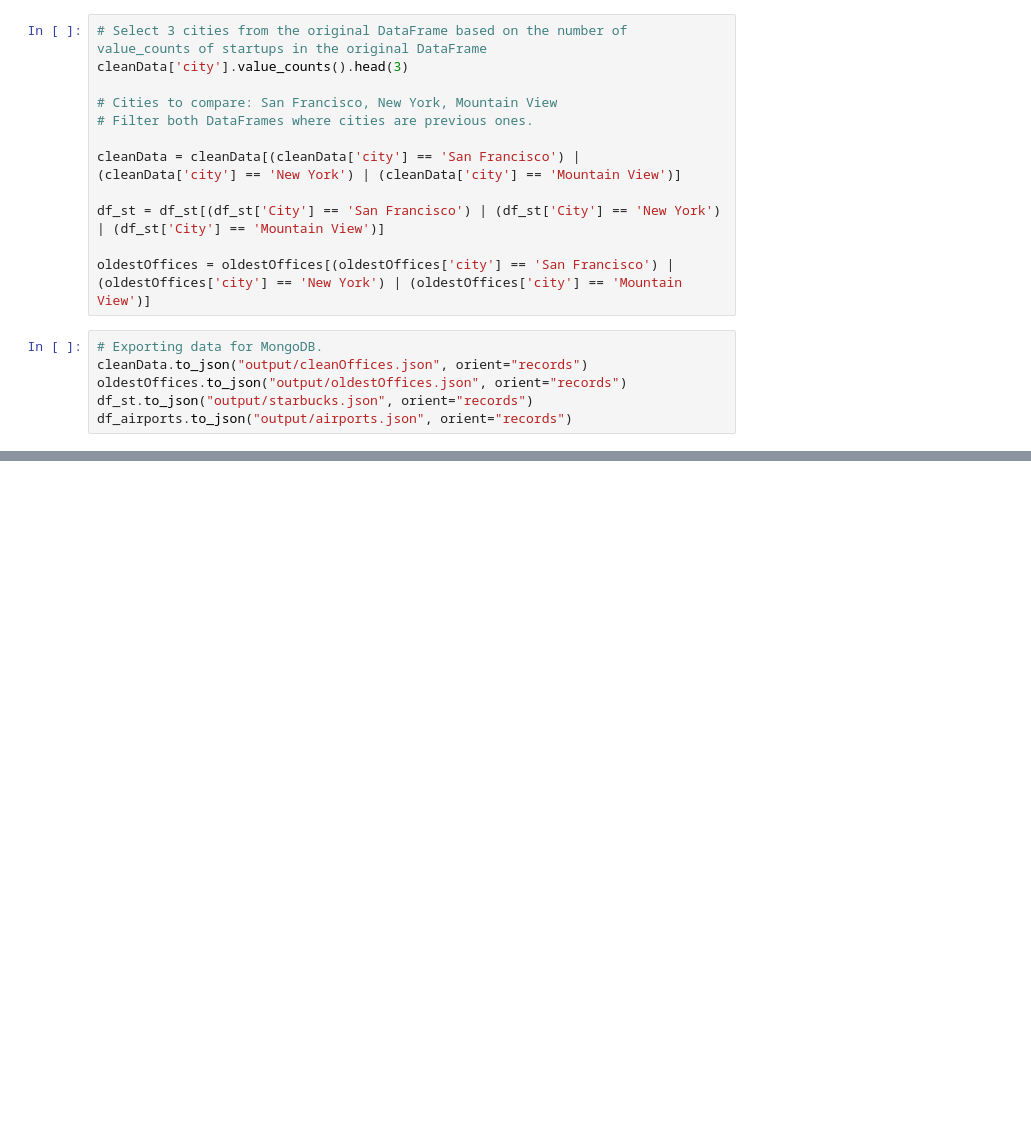
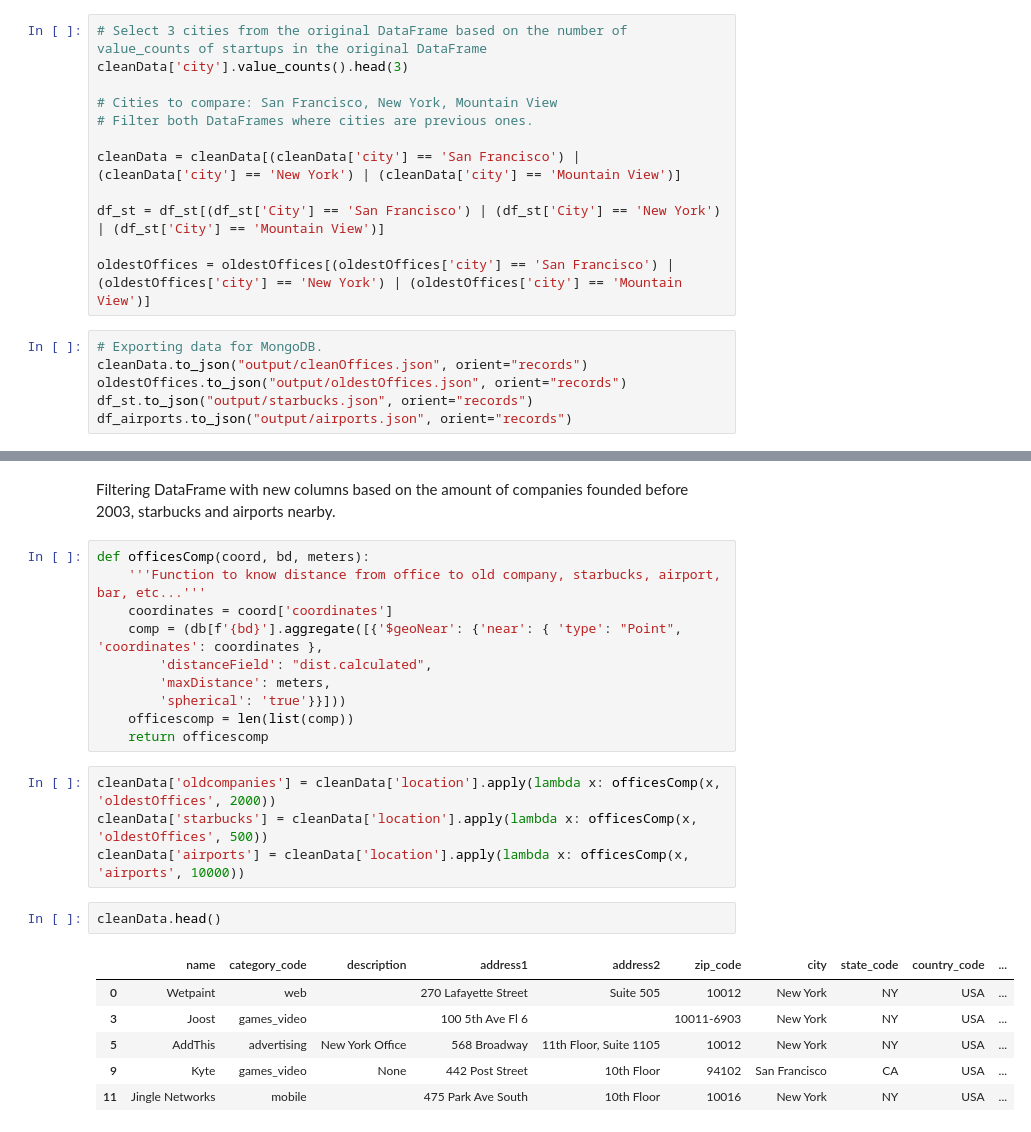
Before and after one commit to patricrp/GeoSpartial_project, a Jupyter notebook: GeoSpartial_CrunchBaseCompanies.ipynb, the cells around one changed output, grey strips where cells are left out. Saved outputs shown, nothing was run; the diff lists cells and outputs as text; blank space fills up the shorter version.

```diff
--- a/GeoSpartial_CrunchBaseCompanies.ipynb
+++ b/GeoSpartial_CrunchBaseCompanies.ipynb
@@ -159,3 +153,28 @@ for index,row in oldestOffices.iterrows():
 heat_m
 # %% [output]
 [interactive output not drawn]
+# %% [markdown]
+Filtering DataFrame with new columns based on the amount of companies founded before 2003, starbucks and airports nearby.
+# %%
+def officesComp(coord, bd, meters):
+    '''Function to know distance from office to old company, starbucks, airport, bar, etc...'''
+    coordinates = coord['coordinates']
+    comp = (db[f'{bd}'].aggregate([{'$geoNear': {'near': { 'type': "Point", 'coordinates': coordinates },
+        'distanceField': "dist.calculated",
+        'maxDistance': meters,
+        'spherical': 'true'}}]))
+    officescomp = len(list(comp))
+    return officescomp
+# %%
+cleanData['oldcompanies'] = cleanData['location'].apply(lambda x: officesComp(x, 'oldestOffices', 2000))
+cleanData['starbucks'] = cleanData['location'].apply(lambda x: officesComp(x, 'oldestOffices', 500))
+cleanData['airports'] = cleanData['location'].apply(lambda x: officesComp(x, 'airports', 10000))
+# %%
+cleanData.head()
+# %% [output]
+|  | name | category_code | description | address1 | address2 | zip_code | city | state_code | country_code | ... |
+| 0 | Wetpaint | web |  | 270 Lafayette Street | Suite 505 | 10012 | New York | NY | USA | ... |
+| 3 | Joost | games_video |  | 100 5th Ave Fl 6 |  | 10011-6903 | New York | NY | USA | ... |
+| 5 | AddThis | advertising | New York Office | 568 Broadway | 11th Floor, Suite 1105 | 10012 | New York | NY | USA | ... |
+| 9 | Kyte | games_video | None | 442 Post Street | 10th Floor | 94102 | San Francisco | CA | USA | ... |
+| 11 | Jingle Networks | mobile |  | 475 Park Ave South | 10th Floor | 10016 | New York | NY | USA | ... |
```
Also changed, not shown: parts of 10 cells of this notebook, 2 other files.
